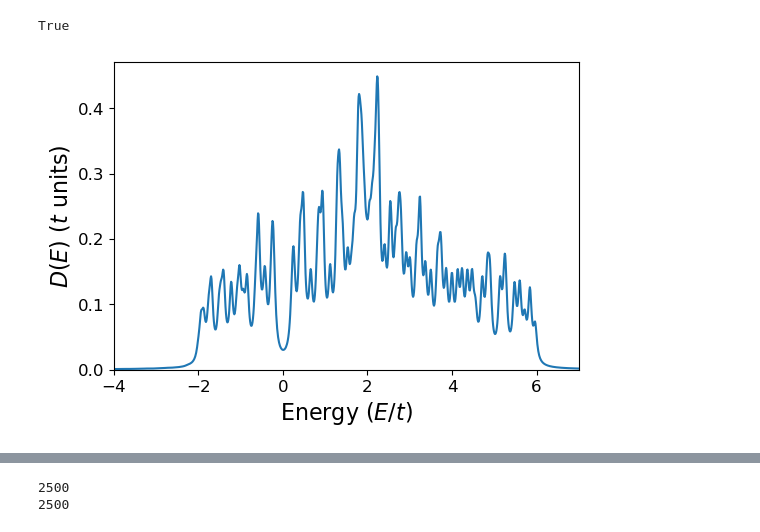
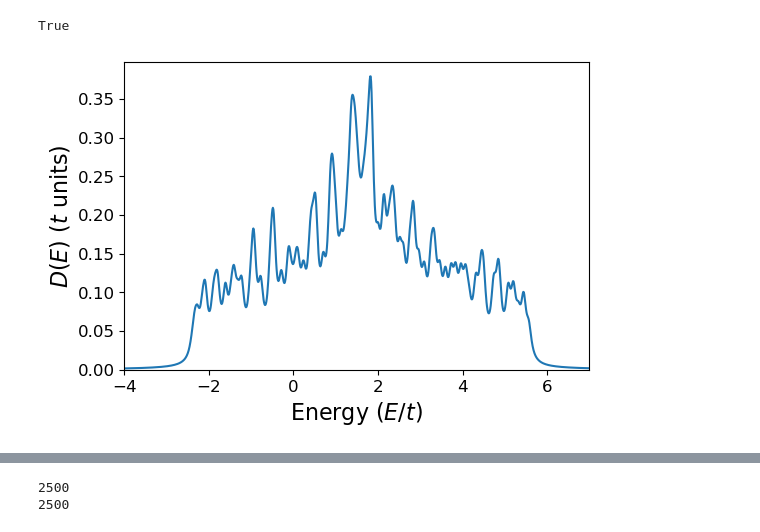
Before and after one commit to emilssp/master-thesis-codebase, a Jupyter notebook: notebooks/self_consistency.ipynb, the cells around one changed output, grey strips where cells are left out. Drawn from its saved outputs; the diff is of its cells as text; code cells hidden in the pictures.

```diff
--- a/notebooks/self_consistency.ipynb
+++ b/notebooks/self_consistency.ipynb
@@ -312,9 +312,9 @@ def bdg_self_consistency(H, U, V, V_prime,
 ### Periodic X and Y
 # %%
 t = 1
-mu = -2* t
+mu = -1.6* t
 gap_0 = 0.0 * t
-gap_p= cp.array([0.1, 0.1j]) * t
+gap_p= cp.array([0.05, 0.0j]) * t
 gap_d = 0.0 *  t
 Y,X = 25,25
 U = 2 * t
@@ -349,19 +349,19 @@ print(cp.allclose(H.matrix, H.matrix.conj().T, rtol=1e-6, atol=1e-6))
 True
 # %%
 energies = cp.linspace(-4,7,1000)
-dos_values = H.dos(energies, eta=0.05, drop_matrix=False)
+dos_values = H.dos(energies, eta=0.075, drop_matrix=False)
 plt.figure(figsize=(6,4))
 plt.plot(cp.asnumpy(energies), cp.asnumpy(dos_values))
 plt.ylim(0, None)
 plt.xlim(-4,7)
 plt.xlabel(r'Energy ($E/t$)', fontsize=16)
 plt.ylabel(r'$D(E)$ ($t$ units)', fontsize=16)
 # plt.text(2., 0.6, "(a)",fontsize=18, fontweight='bold', va='top', ha='left')
 plt.xticks(fontsize=12)
 plt.yticks(fontsize=12)
 plt.show()
 # %% [output]
-[figure, old version]
+[figure, new version]
 # %%
 F0, F, Fuu, Fdd = bdg_self_consistency(H,U=0,V=V,V_prime=0,T=0,atol=1e-4,rtol=1e-1, max_iter=100, with_corr=True, verbose=True)
 # %% [output]
```
Also changed, not shown: parts of 11 cells of this notebook, 3 other files.
